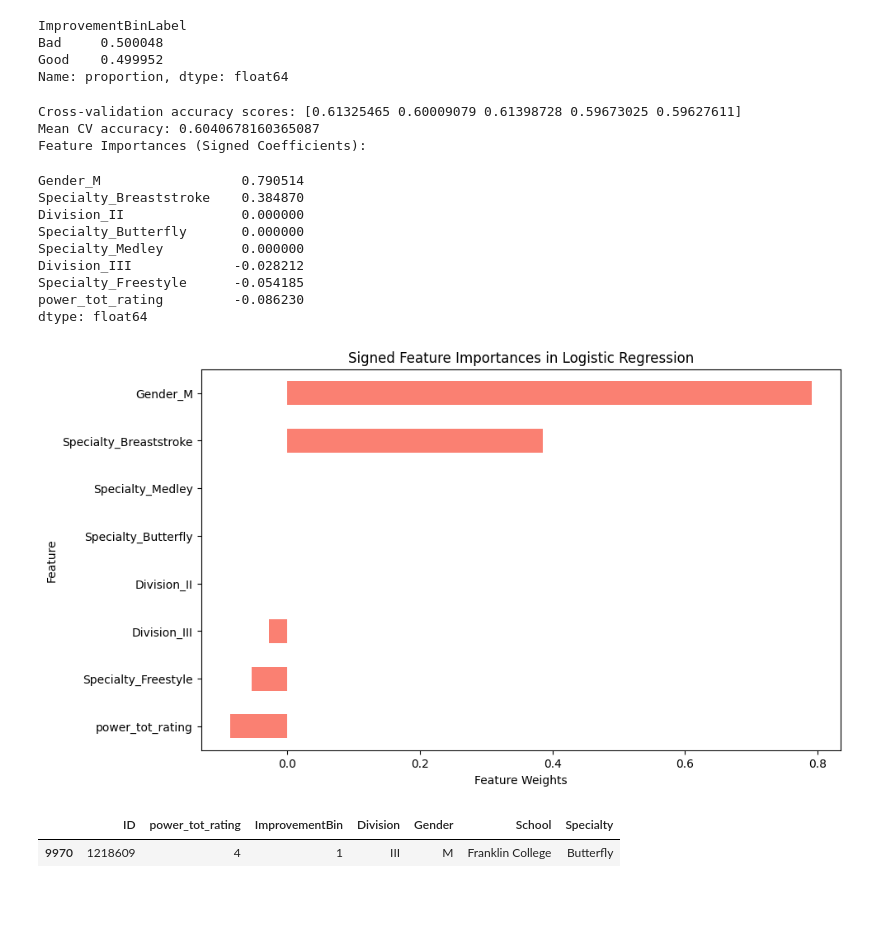
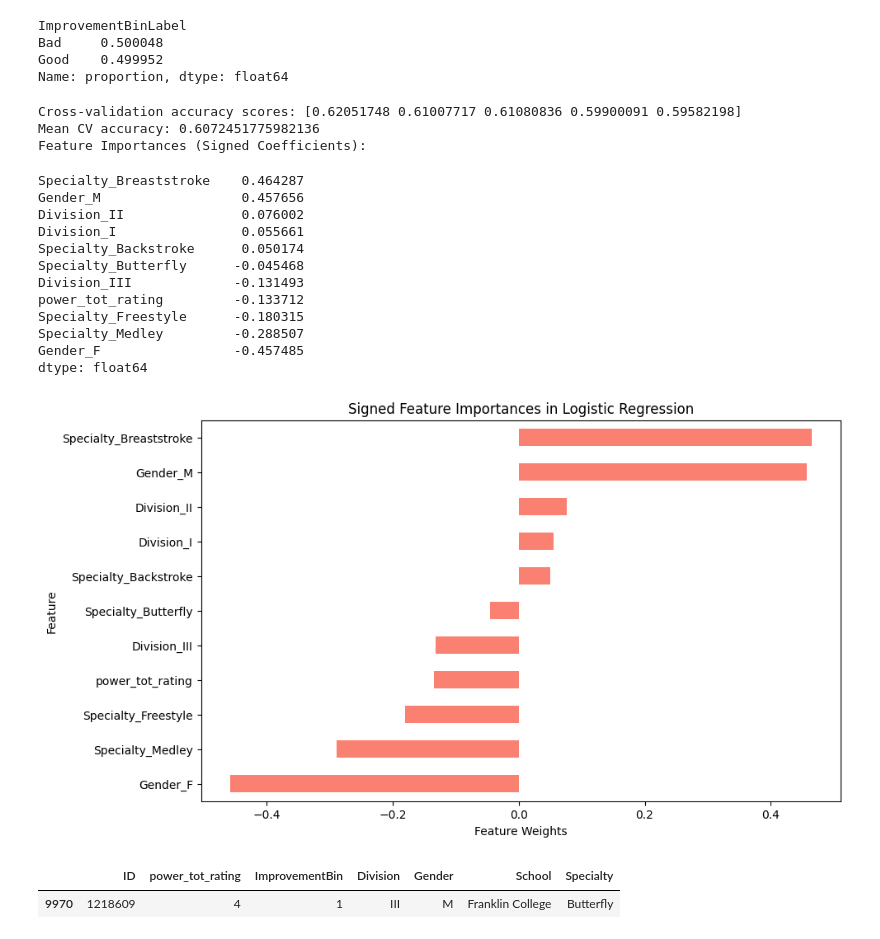
Before and after one commit to rhit-calviet/Swim-Analysis, a Jupyter notebook: Main/HS_To_Col_Log.ipynb, the cells around one changed output. Cells and saved outputs as stored; diff of their text form; code cells hidden in the pictures; blank space fills up the shorter version.

Commit message:
fixed drop_first in hs_to_col

```diff
--- a/Main/HS_To_Col_Log.ipynb
+++ b/Main/HS_To_Col_Log.ipynb
@@ -86,7 +86,7 @@ df_summary = df.groupby('ID').agg({
 
 # Step 8: Apply OneHotEncoder to categorical columns
 categorical_columns = ['Division', 'Gender', 'Specialty']
-encoder = OneHotEncoder(drop='first', sparse_output=False)
+encoder = OneHotEncoder(drop=None, sparse_output=False)
 encoded_categorical_features = encoder.fit_transform(df_summary[categorical_columns])
 encoded_df = pd.DataFrame(encoded_categorical_features, columns=encoder.get_feature_names_out(categorical_columns))
 encoded_df['power_tot_rating'] = df_summary['power_tot_rating']
@@ -171,45 +171,48 @@ import pandas as pd
 import numpy as np
 import matplotlib.pyplot as plt
 
 # Train Logistic Regression with C = 0.1
-log_reg = LogisticRegression(C=0.01623776739188721, max_iter=1000, penalty = 'l1', solver = 'saga')
+log_reg = LogisticRegression(C=0.06951927961775606, max_iter=1000, penalty = 'l2', solver = 'saga')
 # log_reg = LogisticRegression(C=0.01623776739188721, max_iter=1000)
 
 log_reg.fit(X, y)
 
 # Perform cross-validation
 cv_scores = cross_val_score(log_reg, X, y, cv=5)
 print(f"Cross-validation accuracy scores: {cv_scores}")
 print(f"Mean CV accuracy: {np.mean(cv_scores)}")
 
 # Get signed feature importances (coefficients)
 coef = pd.Series(log_reg.coef_[0], index=X.columns)
 
 # Display sorted coefficients
 print("Feature Importances (Signed Coefficients):")
 display(coef.sort_values(ascending=False))
 
 # Plot feature importances with signs
 plt.figure(figsize=(10, 6))
 coef.sort_values().plot.barh(color='salmon')
 plt.xlabel('Feature Weights')
 plt.ylabel('Feature')
 plt.title('Signed Feature Importances in Logistic Regression')
 plt.show()
 # %% [output]
-Cross-validation accuracy scores: [0.61325465 0.60009079 0.61398728 0.59673025 0.59627611]
-Mean CV accuracy: 0.6040678160365087
+Cross-validation accuracy scores: [0.62051748 0.61007717 0.61080836 0.59900091 0.59582198]
+Mean CV accuracy: 0.6072451775982136
 Feature Importances (Signed Coefficients):
-Gender_M                  0.790514
-Specialty_Breaststroke    0.384870
-Division_II               0.000000
-Specialty_Butterfly       0.000000
-Specialty_Medley          0.000000
-Division_III             -0.028212
-Specialty_Freestyle      -0.054185
-power_tot_rating         -0.086230
+Specialty_Breaststroke    0.464287
+Gender_M                  0.457656
+Division_II               0.076002
+Division_I                0.055661
+Specialty_Backstroke      0.050174
+Specialty_Butterfly      -0.045468
+Division_III             -0.131493
+power_tot_rating         -0.133712
+Specialty_Freestyle      -0.180315
+Specialty_Medley         -0.288507
+Gender_F                 -0.457485
 dtype: float64
-[figure, old version]
+[figure, new version]
 # %%
 df_summary[df_summary.ID==1218609]
 # %% [output]
```
Also changed, not shown: parts of 1 cell of this notebook.
